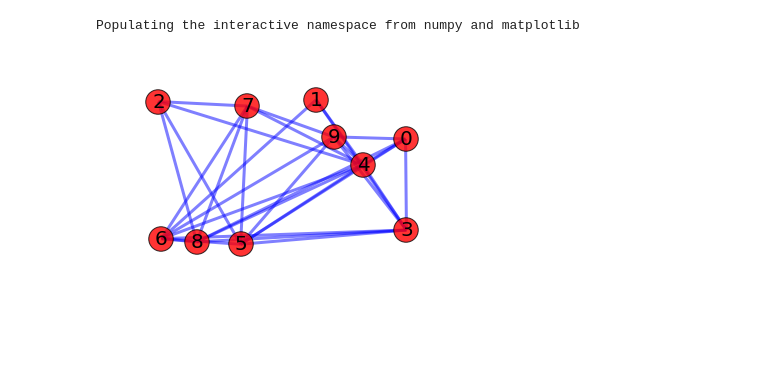
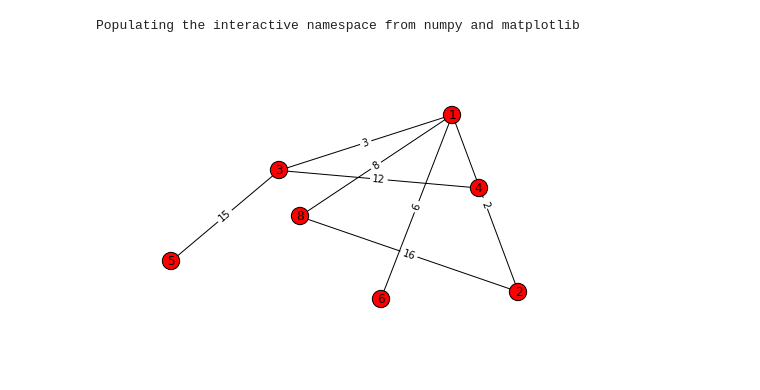
Before and after one commit to rizauddin/apgg, a Jupyter notebook: sample.ipynb, the cells around one changed output. Cells and saved outputs as stored; diff of their text form; code cells hidden in the pictures; blank space fills up the shorter version.

Commit message:
Add function to generate network flow.

```diff
--- a/sample.ipynb
+++ b/sample.ipynb
@@ -5,7 +5,7 @@ import networkx as nx
 Populating the interactive namespace from numpy and matplotlib
 # %%
 import APGG
-G = APGG.generate_graph(2014765479)
+G = APGG.generate_graph(2020638162, total_edges=10, directed=False)
 APGG.draw(G)
 # %% [output]
-[figure, old version]
+[figure, new version]
```
Also changed, not shown: parts of 2 cells of this notebook, 2 other files.
